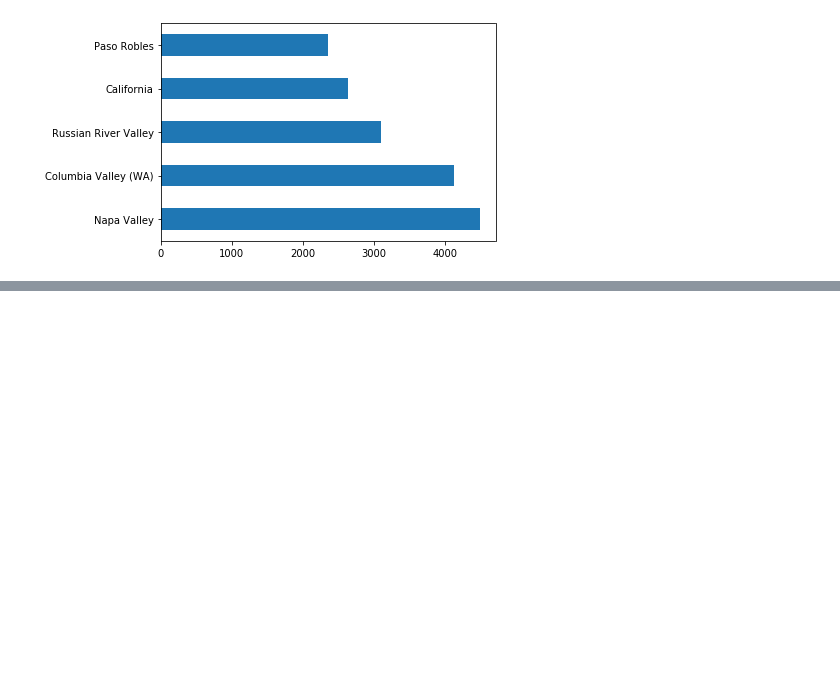
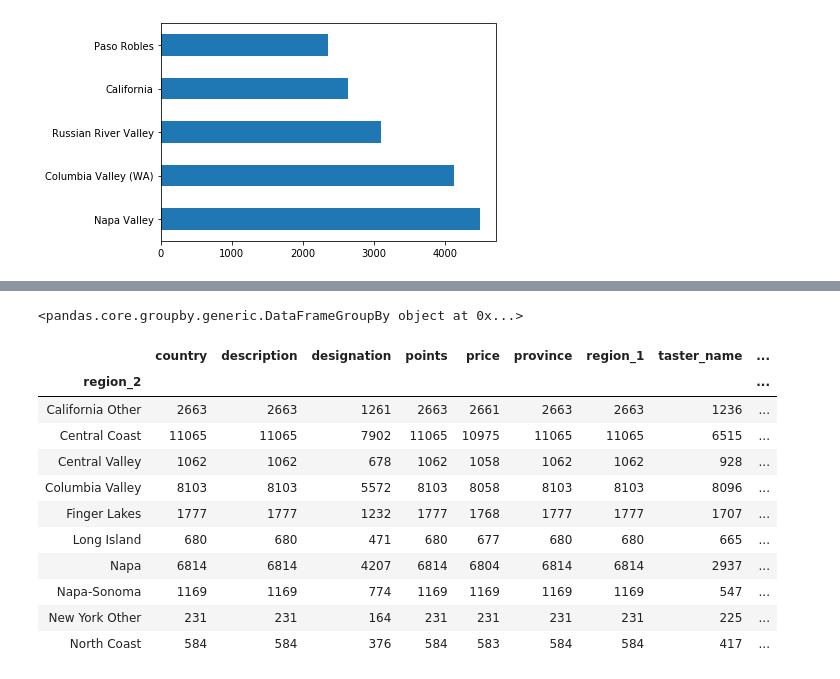
Before and after one commit to michaelweikman/WineDataAnalysis, a Jupyter notebook: Analysis/Wine_data.ipynb, the cells around one changed output, grey strips where cells are left out. Saved outputs shown, nothing was run; the diff lists cells and outputs as text; code cells hidden in the pictures; blank space fills up the shorter version.

```diff
--- a/Analysis/Wine_data.ipynb
+++ b/Analysis/Wine_data.ipynb
@@ -91,0 +138,22 @@ data = [random.random() for value in x_axis]
+# %%
+grouped_df = df.groupby(['region_2'])
+
+# The object returned is a "GroupBy" object and cannot be viewed normally...
+print(grouped_df)
+
+# In order to be visualized, a data function must be used...
+grouped_df.count().head(10)
+# %% [output]
+<pandas.core.groupby.generic.DataFrameGroupBy object at 0x...>
+|  | country | description | designation | points | price | province | region_1 | taster_name | ... |
+| region_2 |  |  |  |  |  |  |  |  | ... |
+| California Other | 2663 | 2663 | 1261 | 2663 | 2661 | 2663 | 2663 | 1236 | ... |
+| Central Coast | 11065 | 11065 | 7902 | 11065 | 10975 | 11065 | 11065 | 6515 | ... |
+| Central Valley | 1062 | 1062 | 678 | 1062 | 1058 | 1062 | 1062 | 928 | ... |
+| Columbia Valley | 8103 | 8103 | 5572 | 8103 | 8058 | 8103 | 8103 | 8096 | ... |
+| Finger Lakes | 1777 | 1777 | 1232 | 1777 | 1768 | 1777 | 1777 | 1707 | ... |
+| Long Island | 680 | 680 | 471 | 680 | 677 | 680 | 680 | 665 | ... |
+| Napa | 6814 | 6814 | 4207 | 6814 | 6804 | 6814 | 6814 | 2937 | ... |
+| Napa-Sonoma | 1169 | 1169 | 774 | 1169 | 1169 | 1169 | 1169 | 547 | ... |
+| New York Other | 231 | 231 | 164 | 231 | 231 | 231 | 231 | 225 | ... |
+| North Coast | 584 | 584 | 376 | 584 | 583 | 584 | 584 | 417 | ... |
```
Also changed, not shown: parts of 2 cells of this notebook.
